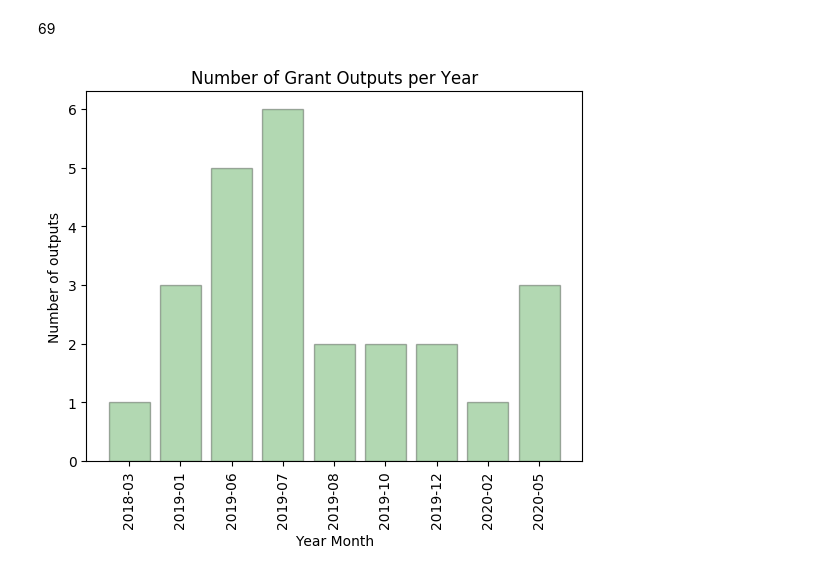
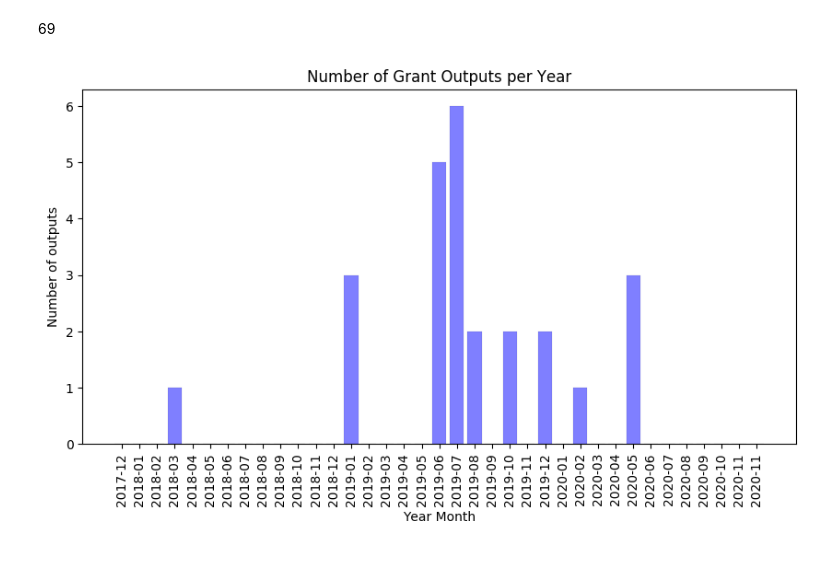
Before and after one commit to datacite/pidgraph-notebooks-python, a Jupyter notebook: user-story-10-grant-outputs/py-grant-outputs.ipynb, the cells around one changed output. Cells and saved outputs as stored; diff of their text form; code cells hidden in the pictures.

Commit message:
Changes addressing more feedback on user story 10: 1. Added to the bar plot all year-months between the suggested FREYA start-end dates; 2. Enlarged the Chord plot

```diff
--- a/user-story-10-grant-outputs/py-grant-outputs.ipynb
+++ b/user-story-10-grant-outputs/py-grant-outputs.ipynb
@@ -97,46 +97,78 @@ display(Markdown(str(funder['totalCount'])))
 import matplotlib.pyplot as plt
 from matplotlib.ticker import FormatStrFormatter
 import numpy as np
+
+# Return month as String of two characters
+def pad_month(month):
+    str_month = None
+    if (month <= 9):
+        str_month = "0%d" % month
+    else:
+        str_month = "%d" % month
+    return str_month
+
+# Return list of consecutive years between min_year_month and max_year_month inclusive
+def get_consecutive_year_months(min_year_month, max_year_month):
+    year_months = ["%d%s%s" % (min_year_month[0],'-',pad_month(min_year_month[1]))]
+    year_month = min_year_month
+    while year_month != max_year_month:
+        year = year_month[0]
+        month = year_month[1]
+        if month == 12:
+            year += 1
+            month = 1
+        else:
+            month += 1
+        year_month = (year, month)
+        year_months.append("%d%s%s" % (year,'-',pad_month(month)))
+    year_months.append("%d%s%s" % (max_year_month[0],'-',pad_month(max_year_month[1])))
+    return year_months
 
 plt.rcdefaults()
 
 # Retrieve works counts by month-year from nodes
 # Pick out date of type: 'Issued'; failing that use 'Created' date.
 num_outputs_dict = {}
 funder = data['funder']['works']
 for r in funder['nodes']:
     node_date = None
     for date_dict in r['dates']:
         ym = '-'.join(date_dict['date'].split('-')[0:2])
         if node_date is None:
             if date_dict['dateType'] in ['Issued', 'Created']:
                 node_date = ym
         else:
             if date_dict['dateType'] in ['Issued']:
                 node_date = ym
     if ym not in num_outputs_dict:
         num_outputs_dict[node_date] = 0
     num_outputs_dict[node_date] += 1;
 
 # Sort works counts by month-year in chronological order
-year_months = []
+sorted_year_months = sorted(list(num_outputs_dict.keys()))
+# Get all consecutive year-months FREYA-specific start-end year-months
+year_months = get_consecutive_year_months((2017,12), (2020,11))
+# Populate non-zero counts for year_months
 num_outputs = []
-for ym in sorted(list(num_outputs_dict.keys())):
-    year_months.append(ym)
-    num_outputs.append(num_outputs_dict[ym])
+for ym in year_months:
+    if ym in sorted_year_months:
+        num_outputs.append(num_outputs_dict[ym])
+    else:
+        num_outputs.append(0)
 
 # Generate a plot of number of grant outputs by year - month
-fig, ax = plt.subplots()
+
+fig, ax = plt.subplots(1, 1, figsize = (10, 5))
 x_pos = np.arange(len(year_months))
-ax.bar(x_pos, num_outputs, align='center', color='green', edgecolor='black', linewidth=1, alpha=0.3)
+ax.bar(x_pos, num_outputs, align='center', color='blue', edgecolor='black', linewidth = 0.1, alpha=0.5)
 ax.set_xticks(x_pos)
 ax.set_xticklabels(year_months, rotation='vertical')
 ax.set_ylabel('Number of outputs')
 ax.set_xlabel('Year Month')
 ax.set_title('Number of Grant Outputs per Year')
 plt.show()
 # %% [output]
-[figure, old version]
+[figure, new version]
 # %%
 from IPython.core.display import display, HTML
 xstr = lambda s: '' if s is None else str(s)
```
Also changed, not shown: parts of 4 cells of this notebook.
